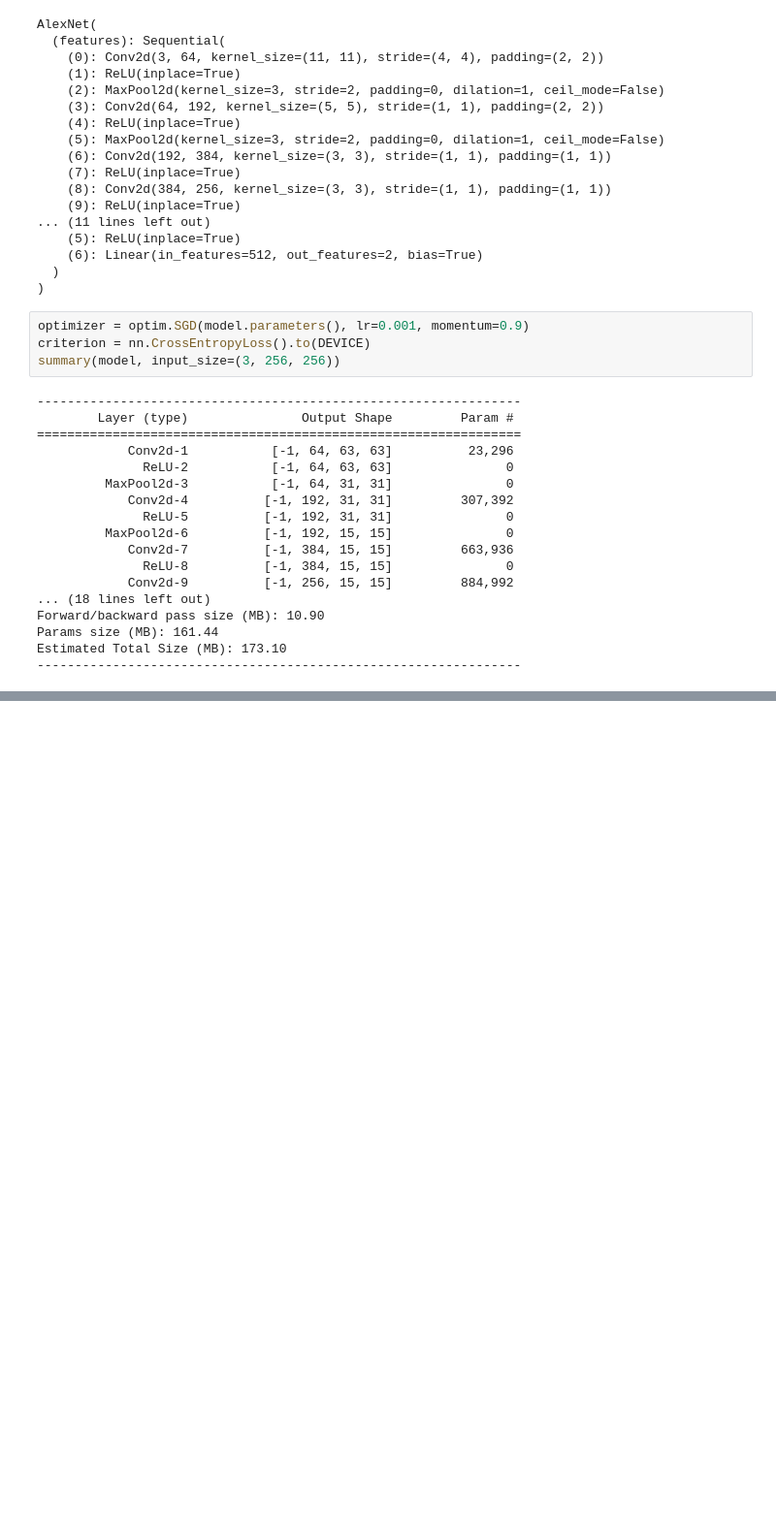
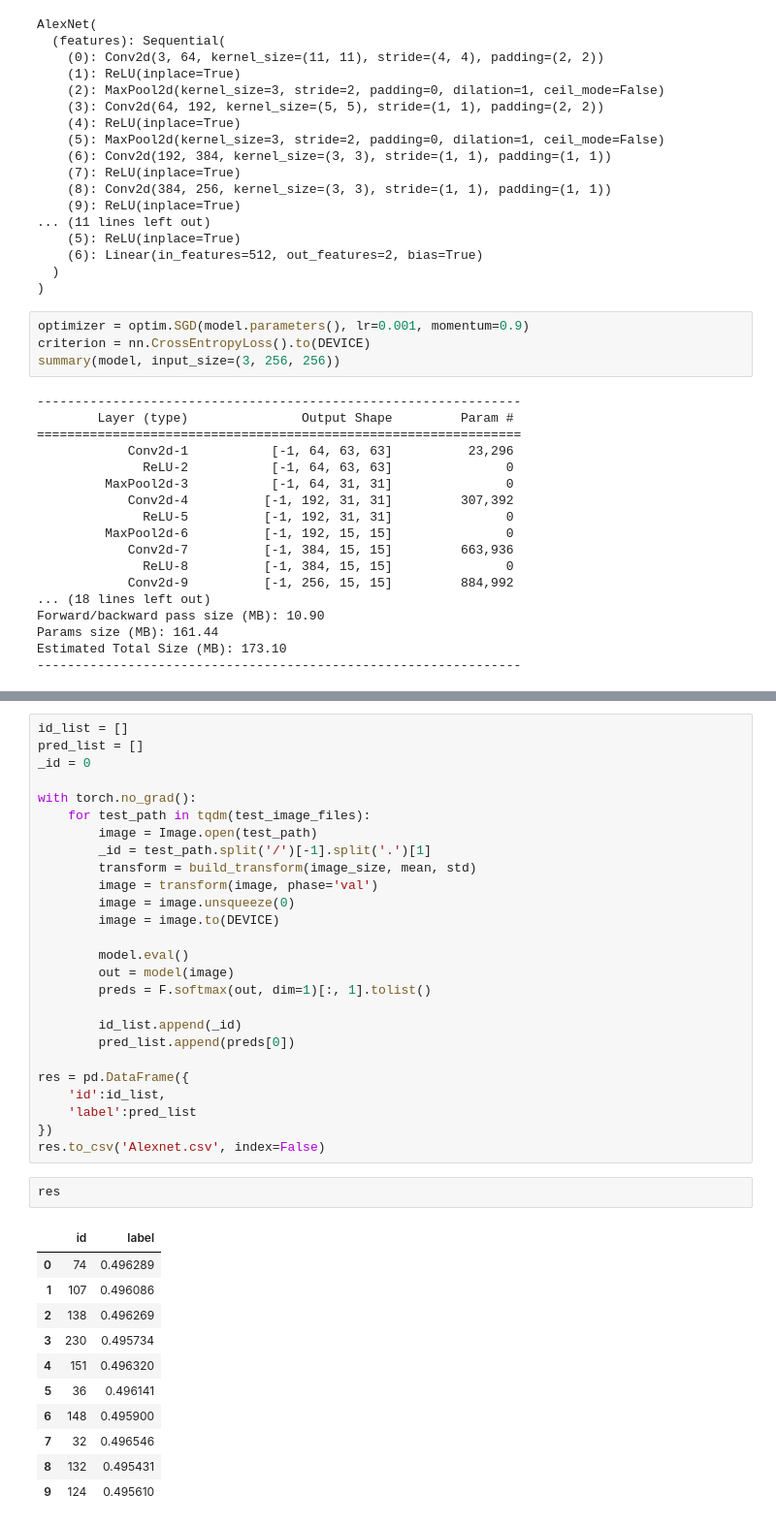
Before and after one commit to seonydg/classification, a Jupyter notebook: AlexNet Cat & Dog image classification/AlexNet-Cat&Dog_image_classification.ipynb, the cells around one changed output, grey strips where cells are left out. Shown at 97% size. Saved outputs shown, nothing was run; the diff lists cells and outputs as text; blank space fills up the shorter version.

```diff
--- a/AlexNet Cat & Dog image classification/AlexNet-Cat&Dog_image_classification.ipynb
+++ b/AlexNet Cat & Dog image classification/AlexNet-Cat&Dog_image_classification.ipynb
@@ -185,0 +203,40 @@ Estimated Total Size (MB): 173.10
+# %%
+id_list = []
+pred_list = []
+_id = 0
+
+with torch.no_grad():
+    for test_path in tqdm(test_image_files):
+        image = Image.open(test_path)
+        _id = test_path.split('/')[-1].split('.')[1]
+        transform = build_transform(image_size, mean, std)
+        image = transform(image, phase='val')
+        image = image.unsqueeze(0)
+        image = image.to(DEVICE)
+
+        model.eval()
+        out = model(image)
+        preds = F.softmax(out, dim=1)[:, 1].tolist()
+
+        id_list.append(_id)
+        pred_list.append(preds[0])
+
+res = pd.DataFrame({
+    'id':id_list,
+    'label':pred_list
+})
+res.to_csv('Alexnet.csv', index=False)
+# %%
+res
+# %% [output]
+|  | id | label |
+| 0 | 74 | 0.496289 |
+| 1 | 107 | 0.496086 |
+| 2 | 138 | 0.496269 |
+| 3 | 230 | 0.495734 |
+| 4 | 151 | 0.496320 |
+| 5 | 36 | 0.496141 |
+| 6 | 148 | 0.495900 |
+| 7 | 32 | 0.496546 |
+| 8 | 132 | 0.495431 |
+| 9 | 124 | 0.495610 |
```
Also changed, not shown: parts of 5 cells of this notebook, 2 other files.
